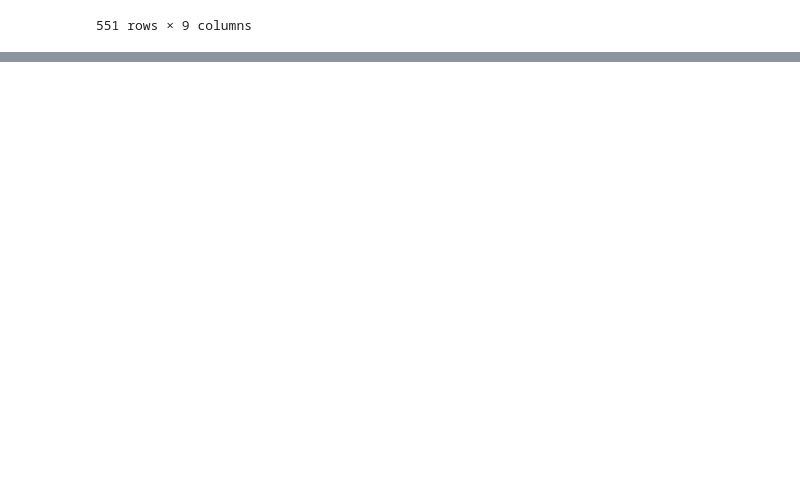
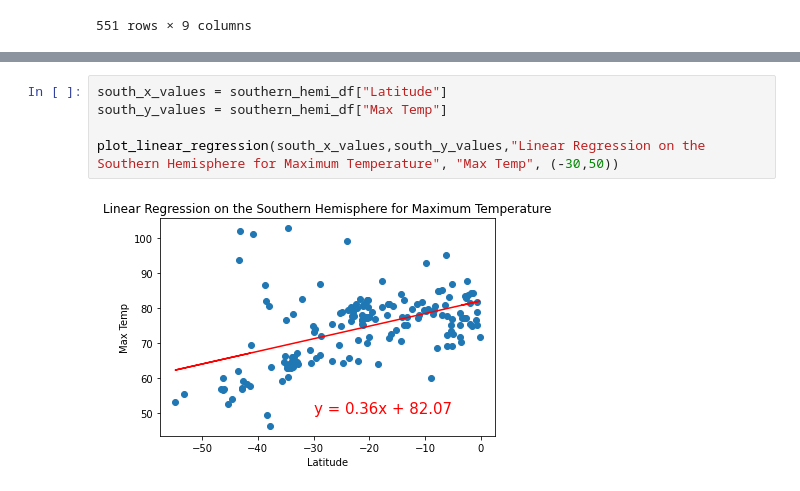
Before and after one commit to abhi82git/World_Weather_Analysis, a Jupyter notebook: WeatherPy.ipynb, the cells around one changed output, grey strips where cells are left out. Cells and saved outputs as stored; diff of their text form; blank space fills up the shorter version.

```diff
--- a/WeatherPy.ipynb
+++ b/WeatherPy.ipynb
@@ -277,0 +326,7 @@ plt.show()
+# %%
+south_x_values = southern_hemi_df["Latitude"]
+south_y_values = southern_hemi_df["Max Temp"]
+
+plot_linear_regression(south_x_values,south_y_values,"Linear Regression on the Southern Hemisphere for Maximum Temperature", "Max Temp", (-30,50))
+# %% [output]
+[figure, added]
```
Also changed, not shown: parts of 22 cells of this notebook.
